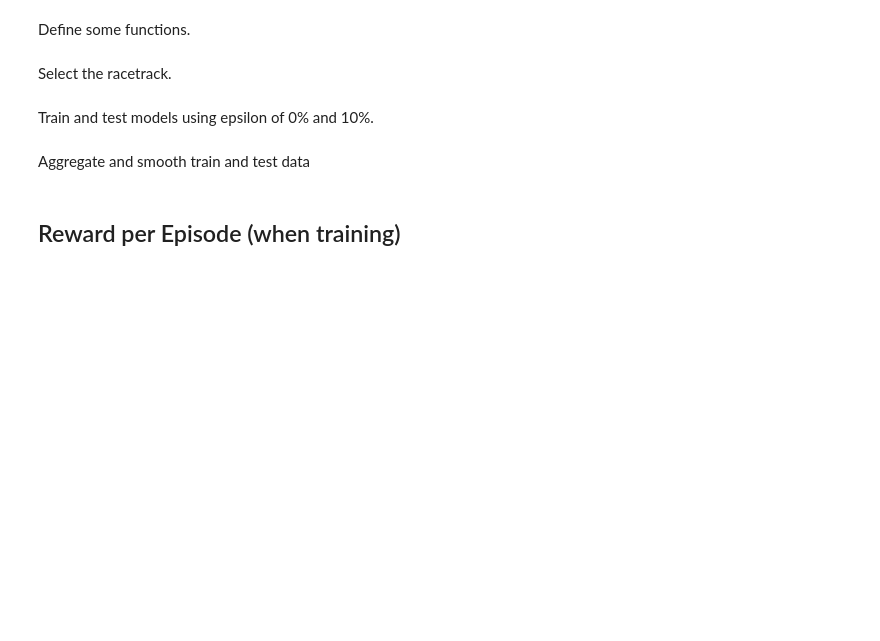
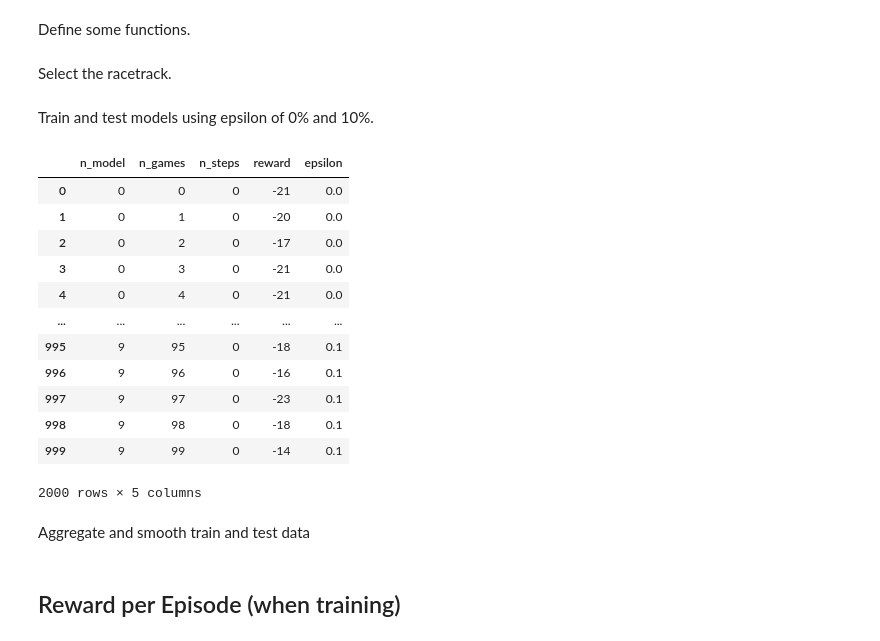
Before and after one commit to lukiwieser/racetrack, a Jupyter notebook: model_analysis.ipynb, the cells around one changed output. Saved outputs shown, nothing was run; the diff lists cells and outputs as text; code cells hidden in the pictures; blank space fills up the shorter version.

```diff
--- a/model_analysis.ipynb
+++ b/model_analysis.ipynb
@@ -122,6 +123,22 @@ stats_train_e10, models_e10 = simulate_train(track, epsilon=0.1)
 # %%
 stats_test_e0 = simulate_test(track, models_e0, epsilon=0)
 stats_test_e10 = simulate_test(track, models_e10, epsilon=0.1)
+# %%
+pd.concat([stats_test_e0,stats_test_e10])
+# %% [output]
+|  | n_model | n_games | n_steps | reward | epsilon |
+| 0 | 0 | 0 | 0 | -21 | 0.0 |
+| 1 | 0 | 1 | 0 | -20 | 0.0 |
+| 2 | 0 | 2 | 0 | -17 | 0.0 |
+| 3 | 0 | 3 | 0 | -21 | 0.0 |
+| 4 | 0 | 4 | 0 | -21 | 0.0 |
+| ... | ... | ... | ... | ... | ... |
+| 995 | 9 | 95 | 0 | -18 | 0.1 |
+| 996 | 9 | 96 | 0 | -16 | 0.1 |
+| 997 | 9 | 97 | 0 | -23 | 0.1 |
+| 998 | 9 | 98 | 0 | -18 | 0.1 |
+| 999 | 9 | 99 | 0 | -14 | 0.1 |
+2000 rows × 5 columns
 # %% [markdown]
 Aggregate and smooth train and test data
 # %%
```
Also changed, not shown: parts of 2 cells of this notebook.
